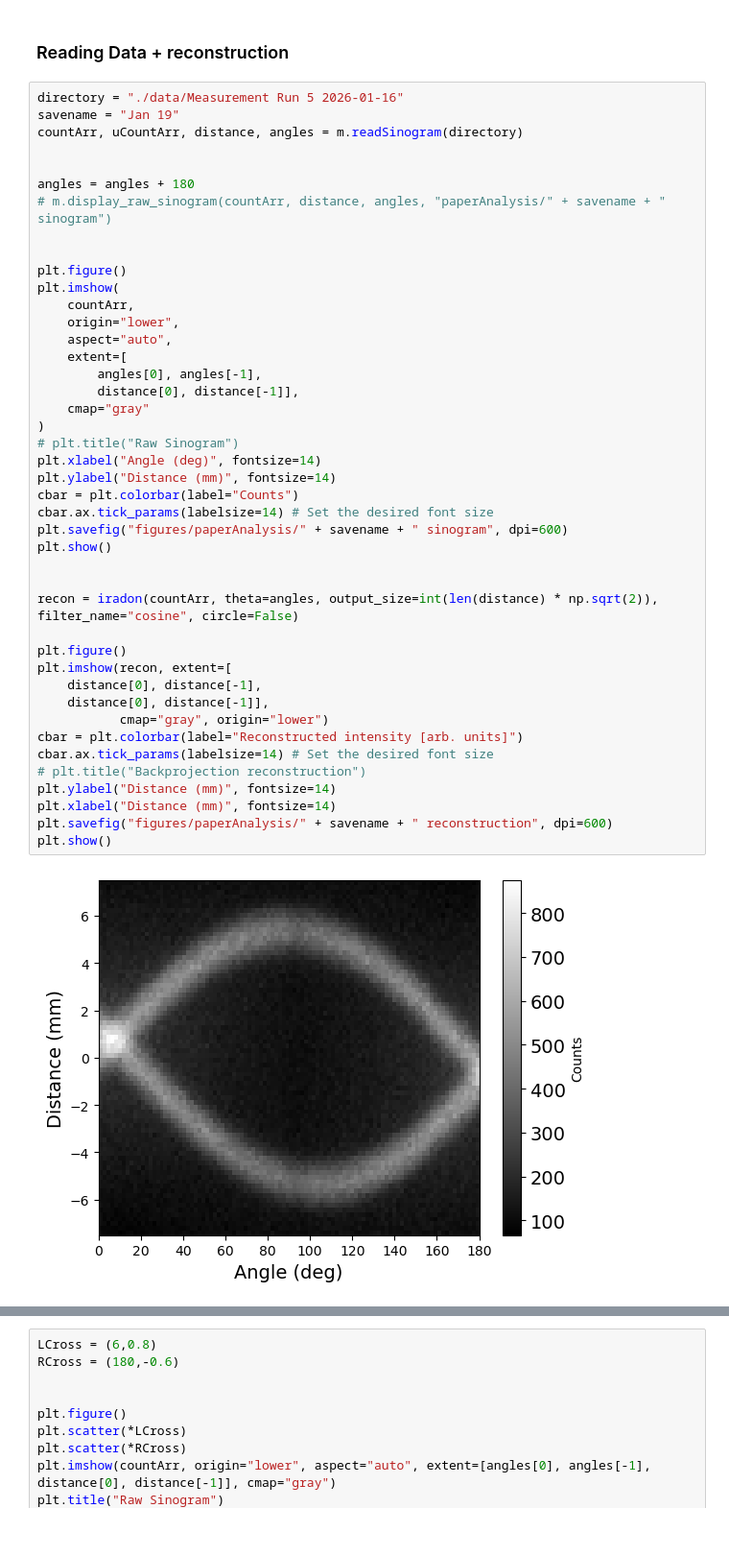
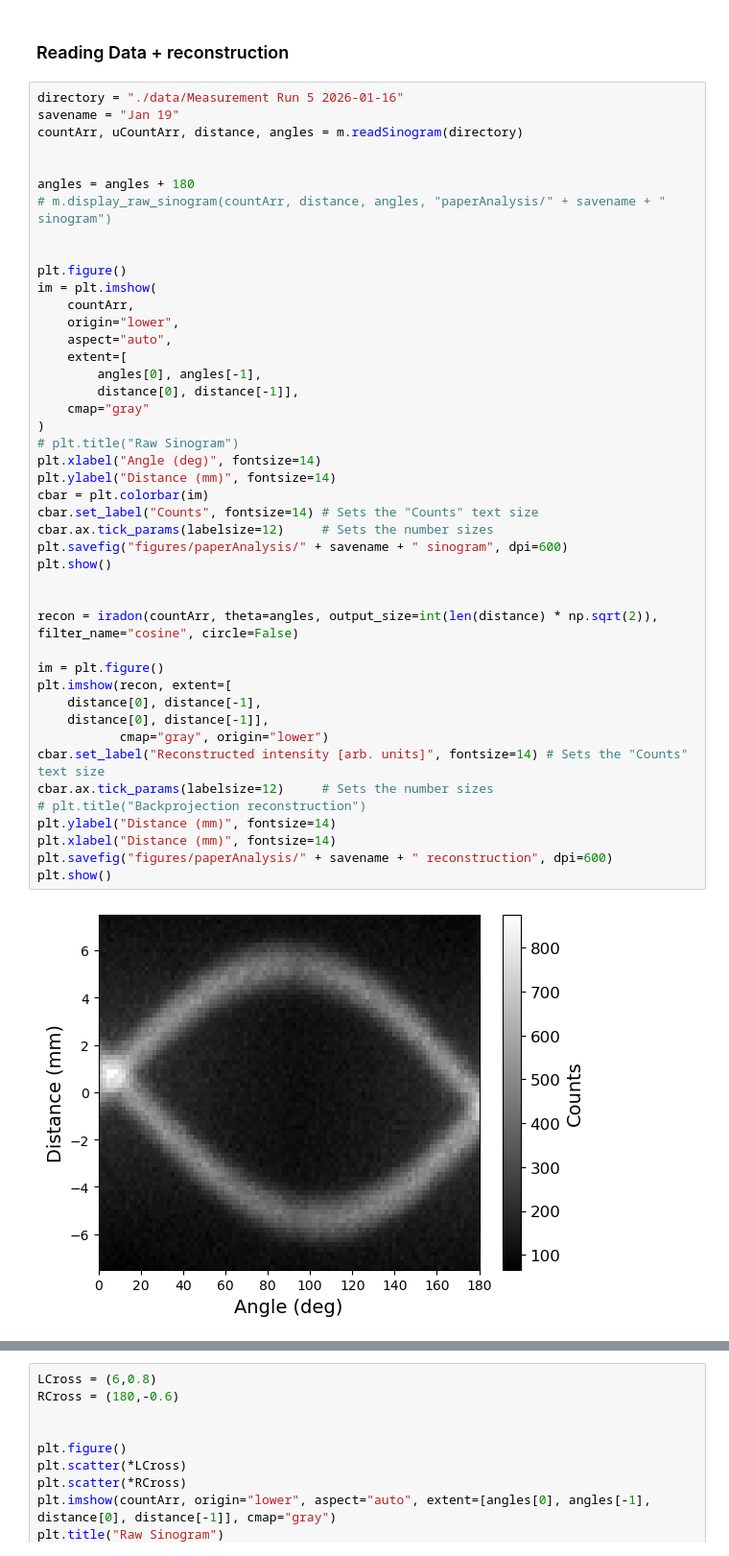
Before and after one commit to MarkZhit/PHYS409-PET, a Jupyter notebook: M3Analysis.ipynb, the cells around one changed output, grey strips where cells are left out. Shown at 96% size. Drawn from its saved outputs; the diff is of its cells as text.

```diff
--- a/M3Analysis.ipynb
+++ b/M3Analysis.ipynb
@@ -28,40 +28,41 @@ angles = angles + 180
 
 
 plt.figure()
-plt.imshow(
+im = plt.imshow(
     countArr,
     origin="lower",
     aspect="auto",
     extent=[
         angles[0], angles[-1],
         distance[0], distance[-1]],
     cmap="gray"
 )
 # plt.title("Raw Sinogram")
 plt.xlabel("Angle (deg)", fontsize=14)
 plt.ylabel("Distance (mm)", fontsize=14)
-cbar = plt.colorbar(label="Counts")
-cbar.ax.tick_params(labelsize=14) # Set the desired font size
+cbar = plt.colorbar(im)
+cbar.set_label("Counts", fontsize=14) # Sets the "Counts" text size
+cbar.ax.tick_params(labelsize=12)     # Sets the number sizes
 plt.savefig("figures/paperAnalysis/" + savename + " sinogram", dpi=600)
 plt.show()
 
 
 recon = iradon(countArr, theta=angles, output_size=int(len(distance) * np.sqrt(2)), filter_name="cosine", circle=False)
 
-plt.figure()
+im = plt.figure()
 plt.imshow(recon, extent=[
     distance[0], distance[-1],
     distance[0], distance[-1]],
            cmap="gray", origin="lower")
-cbar = plt.colorbar(label="Reconstructed intensity [arb. units]")
-cbar.ax.tick_params(labelsize=14) # Set the desired font size
+cbar.set_label("Reconstructed intensity [arb. units]", fontsize=14) # Sets the "Counts" text size
+cbar.ax.tick_params(labelsize=12)     # Sets the number sizes
 # plt.title("Backprojection reconstruction")
 plt.ylabel("Distance (mm)", fontsize=14)
 plt.xlabel("Distance (mm)", fontsize=14)
 plt.savefig("figures/paperAnalysis/" + savename + " reconstruction", dpi=600)
 plt.show()
 # %% [output]
-[figure, old version]
+[figure, new version]
 [figure]
 # %%
 LCross = (6,0.8)
```
Also changed, not shown: 6 other files.
